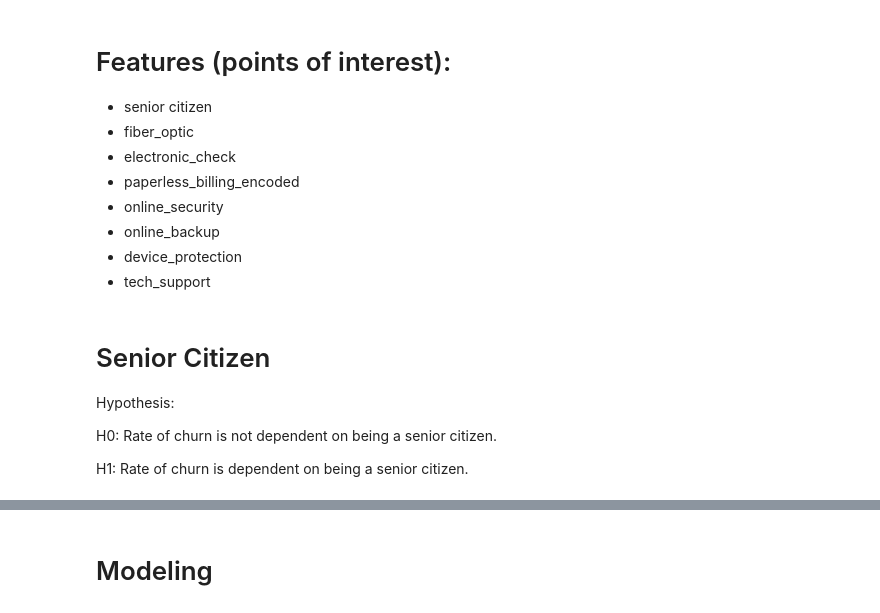
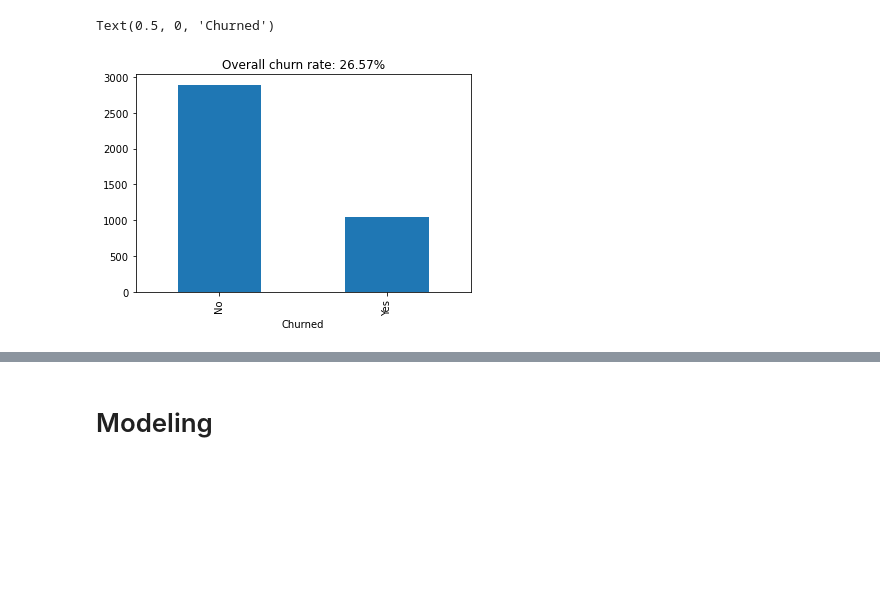
Before and after one commit to paigerackley/classification-project, a Jupyter notebook: final_notebook.ipynb, the cells around one changed output, grey strips where cells are left out. Drawn from its saved outputs; the diff is of its cells as text; code cells hidden in the pictures; blank space fills up the shorter version.

Commit message:
Acquire finalized, prepare finalized, workbook finalized, notebook being worked.

```diff
--- a/final_notebook.ipynb
+++ b/final_notebook.ipynb
@@ -241 +68,4 @@ train.describe()
+# %%
+# Function to receive edited Telco data
+train, validate, test = prepare.prep_telco_data(df)
 # %% [markdown]
@@ -346,11 +76,0 @@ sns.displot(train, x=train.monthly_charges)
-# %% [markdown]
-# Features (points of interest):
-
-- senior citizen
-- fiber_optic
-- electronic_check
-- paperless_billing_encoded
-- online_security
-- online_backup
-- device_protection
-- tech_support
@@ -359,8 +77,8 @@ alpha = .05
-# %% [markdown]
-# Senior Citizen
-
-Hypothesis:
-
-H0: Rate of churn is not dependent on being a senior citizen.
-
-H1: Rate of churn is dependent on being a senior citizen.
+# %%
+train.churn.value_counts().sort_index().plot.bar()
+churn_rate = train.churn_encoded.mean()
+plt.title(f"Overall churn rate: {churn_rate:.2%}")
+plt.xlabel('Churned')
+# %% [output]
+Text(0.5, 0, 'Churned')
+[figure, added]
```
Also changed, not shown: parts of 75 cells of this notebook, 3 other files.
